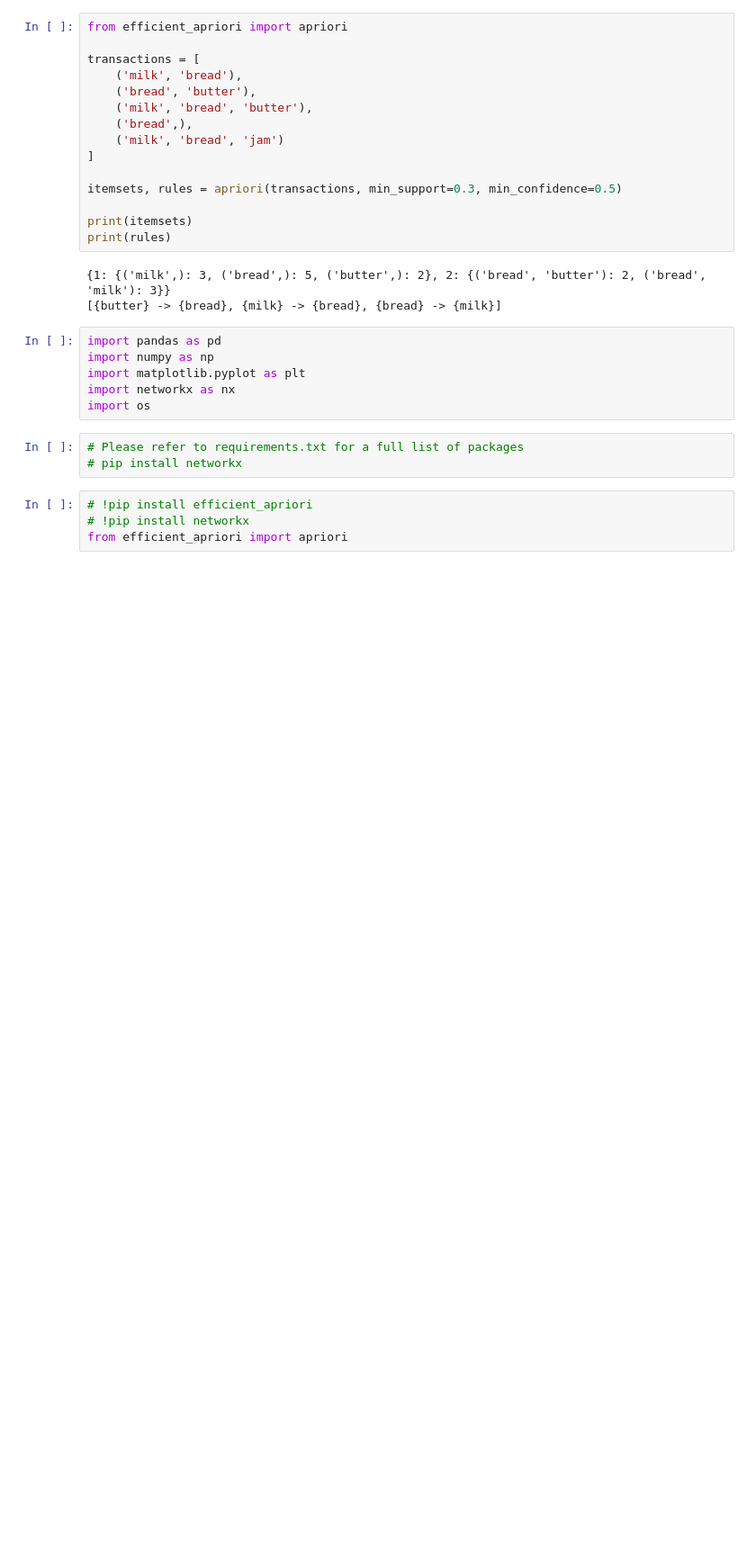
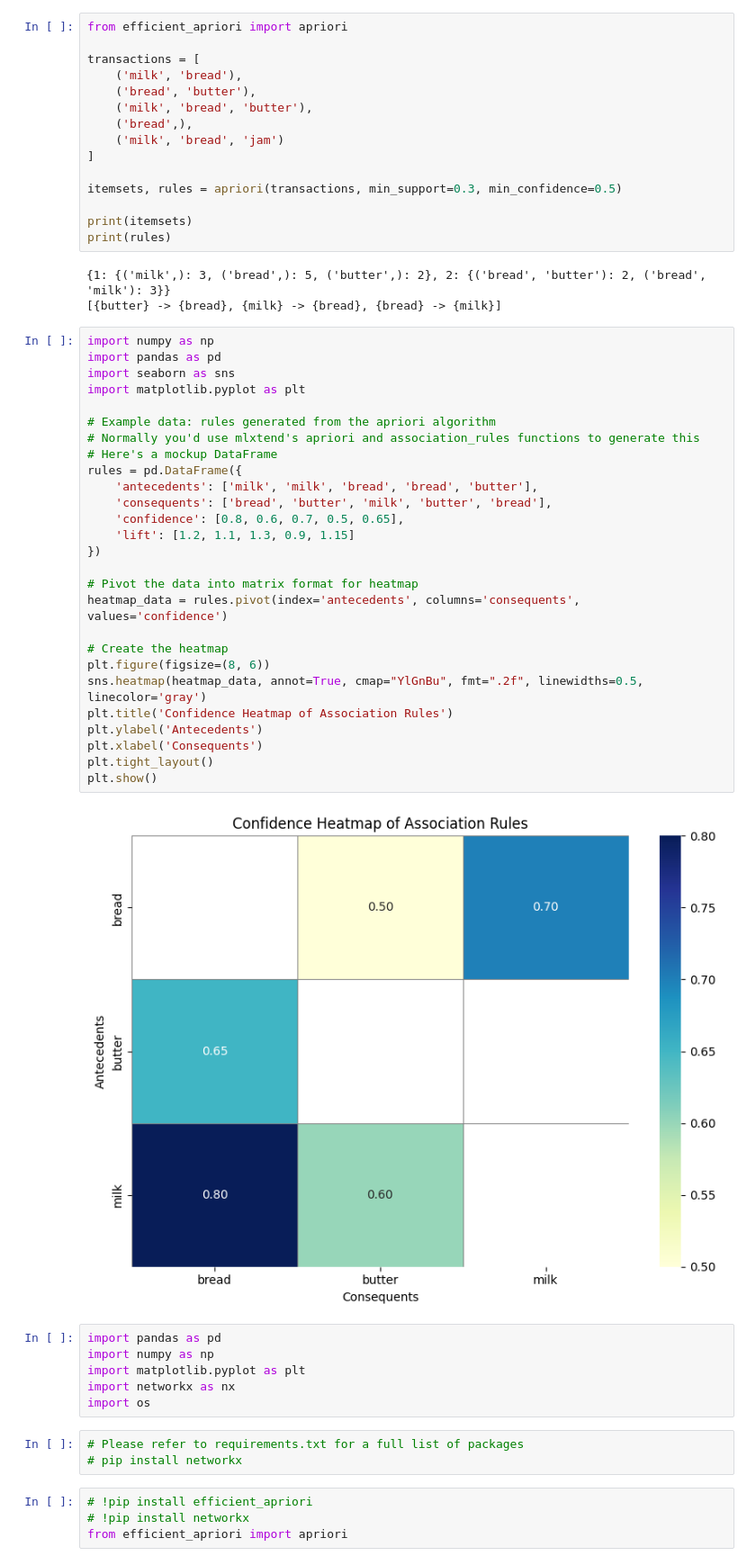
Before and after one commit to RikuVaariskoski/datatie2025, a Jupyter notebook: demo/060-association_rule_mining/network_analysis_of_association_rules.ipynb, the cells around one changed output. Shown at 90% size. Cells and saved outputs as stored; diff of their text form; blank space fills up the shorter version.

Commit message:
Visualization added

```diff
--- a/demo/060-association_rule_mining/network_analysis_of_association_rules.ipynb
+++ b/demo/060-association_rule_mining/network_analysis_of_association_rules.ipynb
@@ -33,6 +33,35 @@ print(rules)
 # %% [output]
 {1: {('milk',): 3, ('bread',): 5, ('butter',): 2}, 2: {('bread', 'butter'): 2, ('bread', 'milk'): 3}}
 [{butter} -> {bread}, {milk} -> {bread}, {bread} -> {milk}]
+# %%
+import numpy as np
+import pandas as pd
+import seaborn as sns
+import matplotlib.pyplot as plt
+
+# Example data: rules generated from the apriori algorithm
+# Normally you'd use mlxtend's apriori and association_rules functions to generate this
+# Here's a mockup DataFrame
+rules = pd.DataFrame({
+    'antecedents': ['milk', 'milk', 'bread', 'bread', 'butter'],
+    'consequents': ['bread', 'butter', 'milk', 'butter', 'bread'],
+    'confidence': [0.8, 0.6, 0.7, 0.5, 0.65],
+    'lift': [1.2, 1.1, 1.3, 0.9, 1.15]
+})
+
+# Pivot the data into matrix format for heatmap
+heatmap_data = rules.pivot(index='antecedents', columns='consequents', values='confidence')
+
+# Create the heatmap
+plt.figure(figsize=(8, 6))
+sns.heatmap(heatmap_data, annot=True, cmap="YlGnBu", fmt=".2f", linewidths=0.5, linecolor='gray')
+plt.title('Confidence Heatmap of Association Rules')
+plt.ylabel('Antecedents')
+plt.xlabel('Consequents')
+plt.tight_layout()
+plt.show()
+# %% [output]
+[figure, added]
 # %%
 import pandas as pd
 import numpy as np
```
Also changed, not shown: parts of 1 cell of this notebook.
